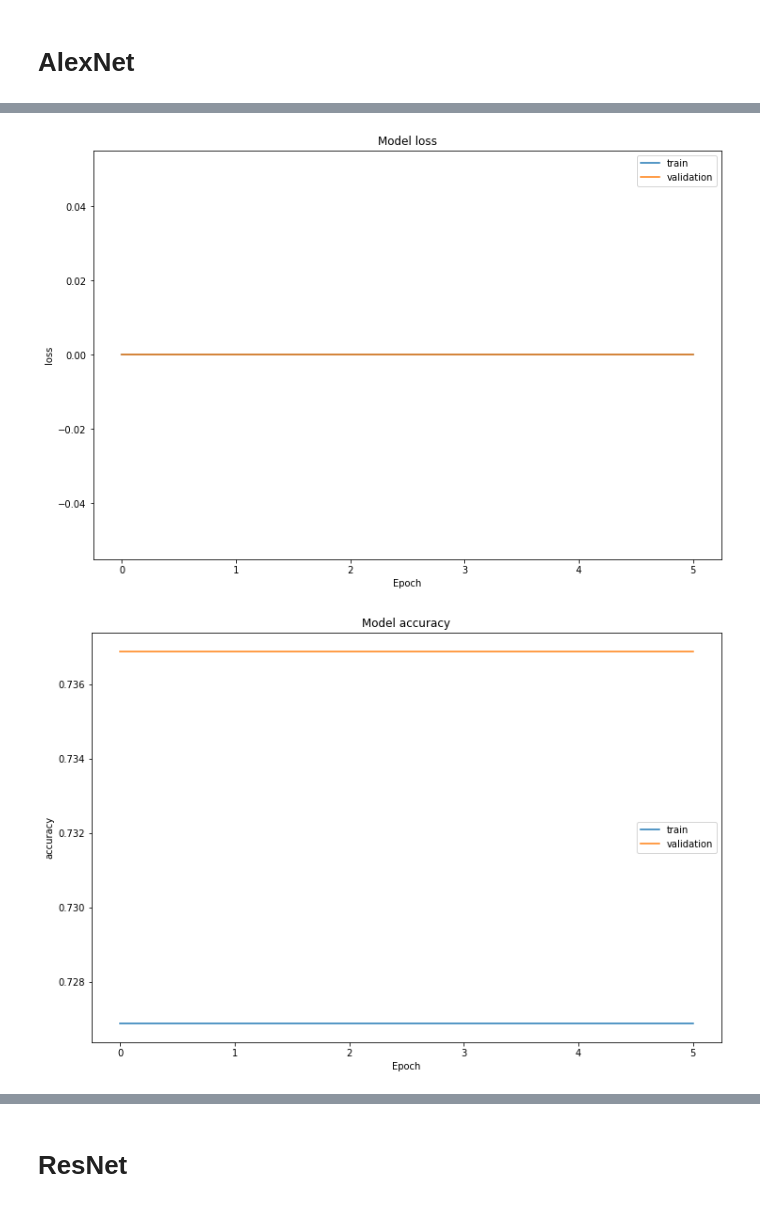
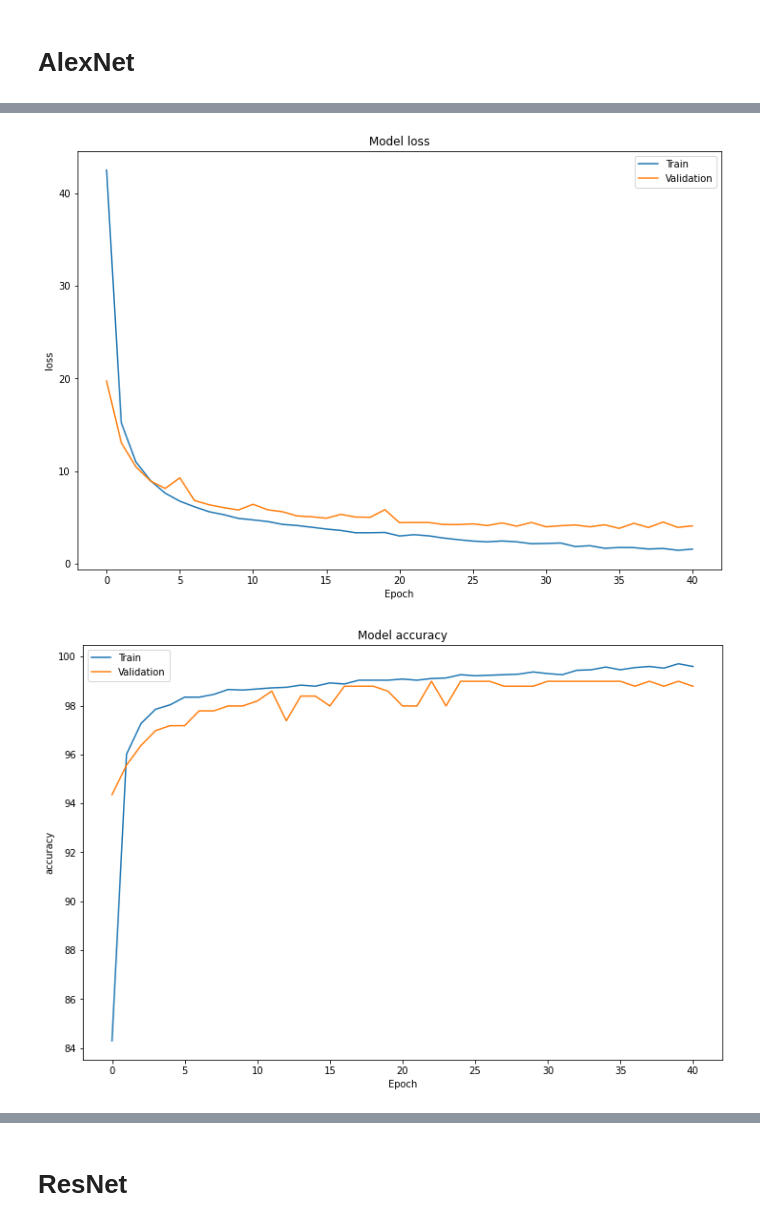
Before and after one commit to Dev-Hattori/COVID-vs-Pneumonia-vs-LungOpacity, a Jupyter notebook: minor-project-sem-3.ipynb, the cells around one changed output, grey strips where cells are left out. Saved outputs shown, nothing was run; the diff lists cells and outputs as text; code cells hidden in the pictures.

Commit message:
Kaggle Notebook | Minor Project- sem 3 | Version 5 | Bug of L not defined in AlexNet

```diff
--- a/minor-project-sem-3.ipynb
+++ b/minor-project-sem-3.ipynb
@@ -89,5 +68,7 @@ val_ds = configure_for_performance(val_ds)
 # %% [markdown]
 # The Models
+# %%
+lr = 0.000001      # The Learning Rate
 # %% [markdown]
 # AlexNet
 # %%
@@ -114,16 +95,16 @@ def alex_model(input_shape):
 
     FC7 = layer.Dense(units=512, activation='ReLU')(FC6)
 
-    outputs = layer.Dense(units = 1, activation = "sigmoid")(FC7)
+    outputs = layer.Dense(units = 2, activation = "softmax")(FC7)
 
     model = tf.keras.Model(inputs=input_img, outputs=outputs)
 
     return model
 # %%
 Alex_model = alex_model((224, 224, 3))
-Alex_model.compile(optimizer=tf.keras.optimizers.Adam(learning_rate=0.00001),
-                  loss='categorical_crossentropy',
-                  metrics=['accuracy', tf.keras.metrics.Precision(), tf.keras.metrics.Recall()])
+Alex_model.compile(optimizer=tf.keras.optimizers.Adam(learning_rate=lr),
+                   loss='binary_crossentropy',
+                   metrics=['accuracy', tfa.metrics.F1Score(num_classes=2, threshold=0.5), tf.keras.metrics.Precision(), tf.keras.metrics.Recall()])
 Alex_model.summary()
 # %% [output]
 Model: "model"
@@ -197,0 +183,15 @@ dict_keys(['loss', 'accuracy', 'precision', 'recall', 'val_loss', 'val_accuracy'
+# %%
+def f1_mod(x):
+    return x[0]
+
+def per_cent(x):
+    return x*100
+
+df['f1_score'] = df['f1_score'].apply(f1_mod)
+df['val_f1_score'] = df['val_f1_score'].apply(f1_mod)
+
+for i in df.columns:
+    df[i] = df[i].apply(per_cent)
+
+
+df.head()
@@ -198,13 +205,9 @@ dict_keys(['loss', 'accuracy', 'precision', 'recall', 'val_loss', 'val_accuracy'
 # %%
-metrics = list(historyA.history.keys())
-
-df = pd.DataFrame(historyA.history)
-
 for i in range(len(l)//2):
     tr = metrics[i]
     val = "val_" + tr
     df_pl= df[[tr,val]]
-    df_pl.rename(columns={tr:'train',val:'validation'},inplace=True)
+    df_pl.rename(columns={tr:'Train',val:'Validation'},inplace=True)
     df_pl.plot(title='Model '+tr,figsize=(12,8)).set(xlabel='Epoch',ylabel=tr)
 # %% [output]
 A value is trying to be set on a copy of a slice from a DataFrame
@@ -226,2 +233,2 @@ See the caveats in the documentation: https://pandas.pydata.org/pandas-docs/stab
-[figure, old version]
+[figure, new version]
-[figure, old version]
+[figure, new version]
```
Also changed, not shown: parts of 47 cells of this notebook.
